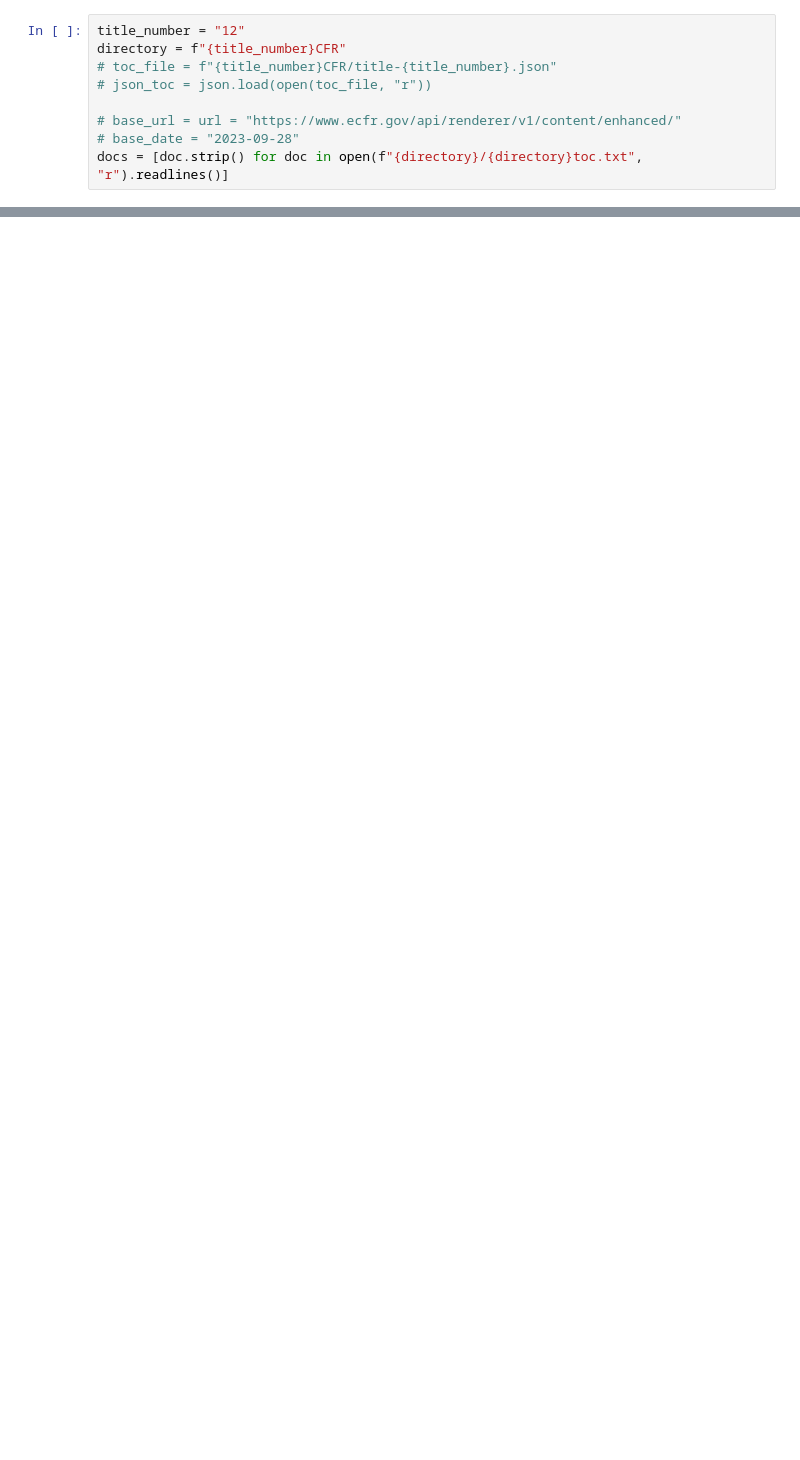
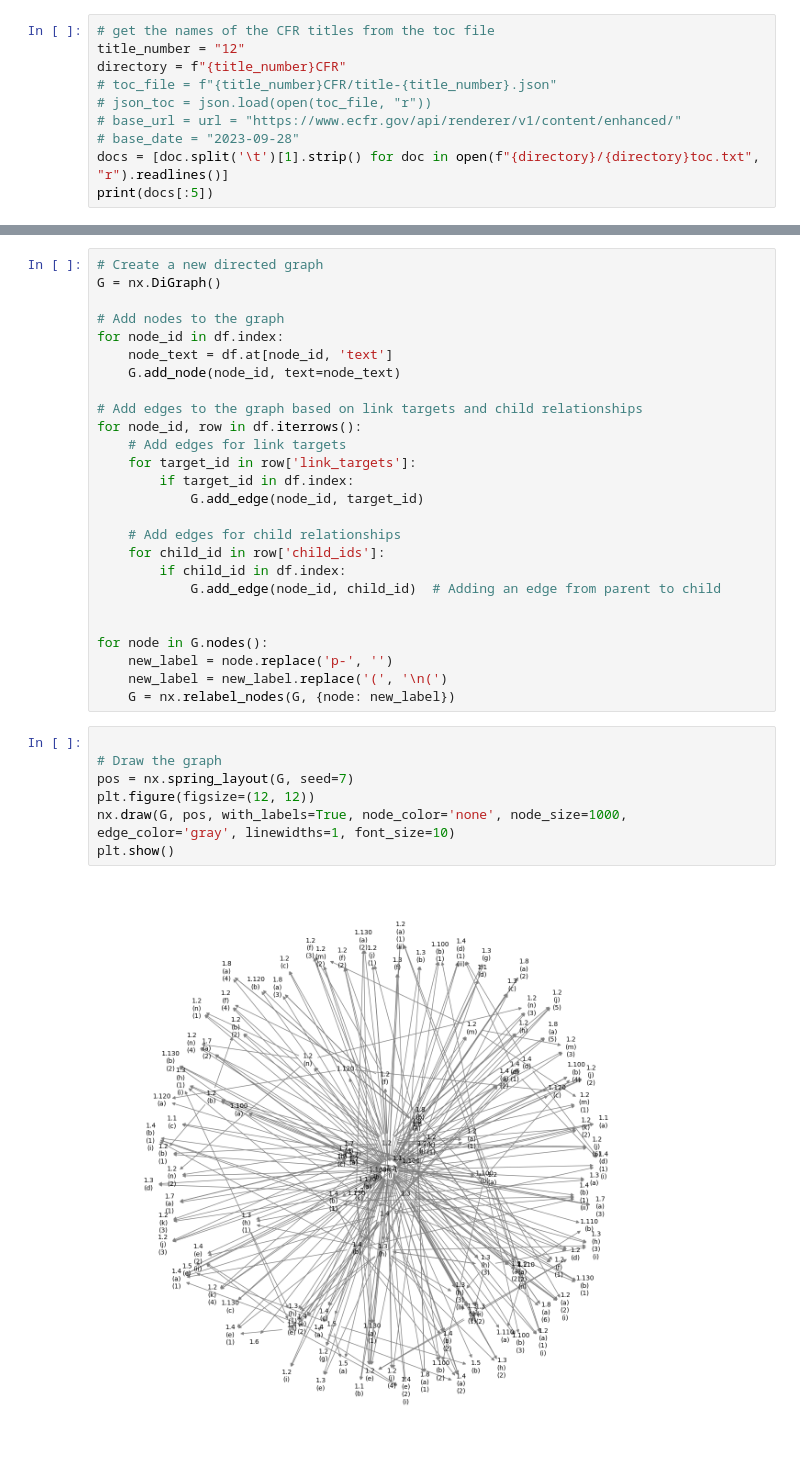
Before and after one commit to dsagman/CFR-Parsing, a Jupyter notebook: graph.ipynb, the cells around one changed output, grey strips where cells are left out. Drawn from its saved outputs; the diff is of its cells as text; blank space fills up the shorter version.

```diff
--- a/graph.ipynb
+++ b/graph.ipynb
@@ -5,9 +23,10 @@ import json
 # %%
+# get the names of the CFR titles from the toc file
 title_number = "12"
 directory = f"{title_number}CFR"
 # toc_file = f"{title_number}CFR/title-{title_number}.json"
 # json_toc = json.load(open(toc_file, "r"))
-
 # base_url = url = "https://www.ecfr.gov/api/renderer/v1/content/enhanced/"
 # base_date = "2023-09-28"
-docs = [doc.strip() for doc in open(f"{directory}/{directory}toc.txt", "r").readlines()]
+docs = [doc.split('\t')[1].strip() for doc in open(f"{directory}/{directory}toc.txt", "r").readlines()]
+print(docs[:5])
@@ -31,0 +156,35 @@ filenames[:5]
+# %%
+# Create a new directed graph
+G = nx.DiGraph()
+
+# Add nodes to the graph
+for node_id in df.index:
+    node_text = df.at[node_id, 'text']
+    G.add_node(node_id, text=node_text)
+
+# Add edges to the graph based on link targets and child relationships
+for node_id, row in df.iterrows():
+    # Add edges for link targets
+    for target_id in row['link_targets']:
+        if target_id in df.index:
+            G.add_edge(node_id, target_id)
+
+    # Add edges for child relationships
+    for child_id in row['child_ids']:
+        if child_id in df.index:
+            G.add_edge(node_id, child_id)  # Adding an edge from parent to child
+
+
+for node in G.nodes():
+    new_label = node.replace('p-', '')
+    new_label = new_label.replace('(', '\n(')
+    G = nx.relabel_nodes(G, {node: new_label})
+# %%
+
+# Draw the graph
+pos = nx.spring_layout(G, seed=7)
+plt.figure(figsize=(12, 12))
+nx.draw(G, pos, with_labels=True, node_color='none', node_size=1000, edge_color='gray', linewidths=1, font_size=10)
+plt.show()
+# %% [output]
+[figure, added]
```
Also changed, not shown: parts of 11 cells of this notebook.
